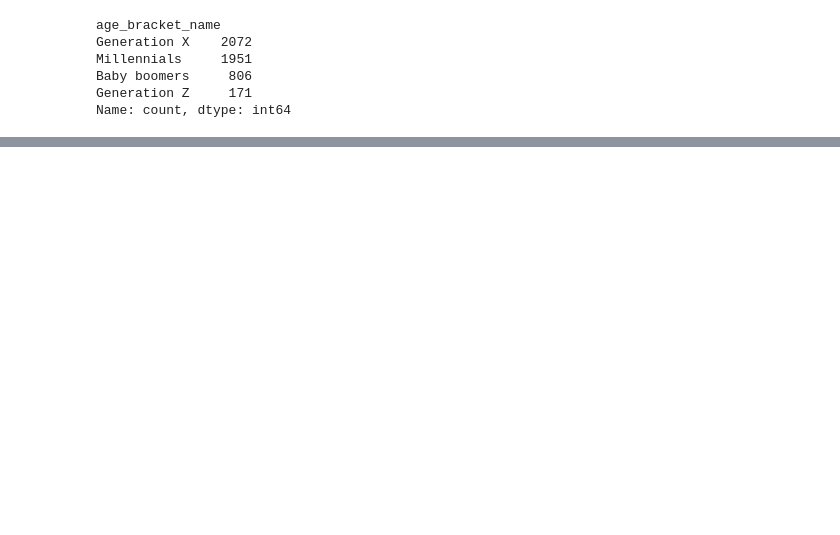
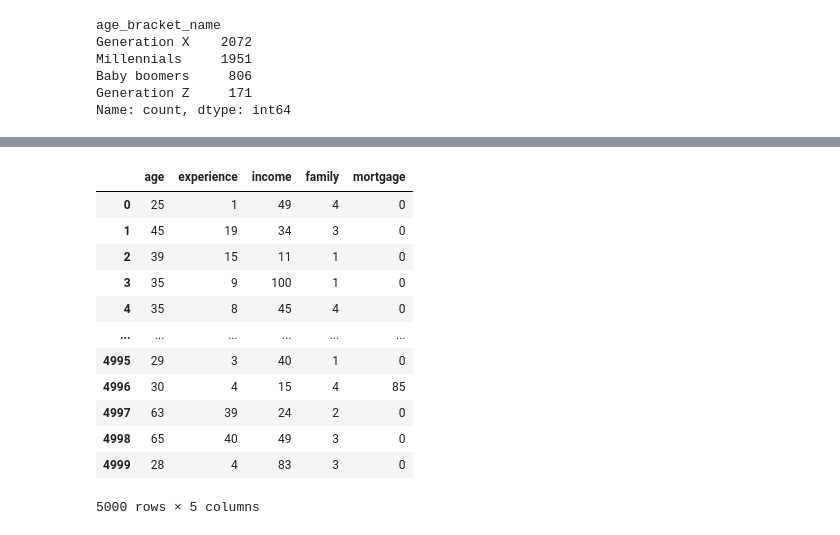
Before and after one commit to marqsleal/machine-learning-1, a Jupyter notebook: src/notebooks/bankloan_analysis.ipynb, the cells around one changed output, grey strips where cells are left out. Drawn from its saved outputs; the diff is of its cells as text; code cells hidden in the pictures; blank space fills up the shorter version.

```diff
--- a/src/notebooks/bankloan_analysis.ipynb
+++ b/src/notebooks/bankloan_analysis.ipynb
@@ -106,0 +320,16 @@ df.to_csv('../../data/feature_store/new_features.csv',index=False)
+# %%
+df_numeric
+# %% [output]
+|  | age | experience | income | family | mortgage |
+| 0 | 25 | 1 | 49 | 4 | 0 |
+| 1 | 45 | 19 | 34 | 3 | 0 |
+| 2 | 39 | 15 | 11 | 1 | 0 |
+| 3 | 35 | 9 | 100 | 1 | 0 |
+| 4 | 35 | 8 | 45 | 4 | 0 |
+| ... | ... | ... | ... | ... | ... |
+| 4995 | 29 | 3 | 40 | 1 | 0 |
+| 4996 | 30 | 4 | 15 | 4 | 85 |
+| 4997 | 63 | 39 | 24 | 2 | 0 |
+| 4998 | 65 | 40 | 49 | 3 | 0 |
+| 4999 | 28 | 4 | 83 | 3 | 0 |
+5000 rows × 5 columns
```
Also changed, not shown: parts of 38 cells of this notebook.
